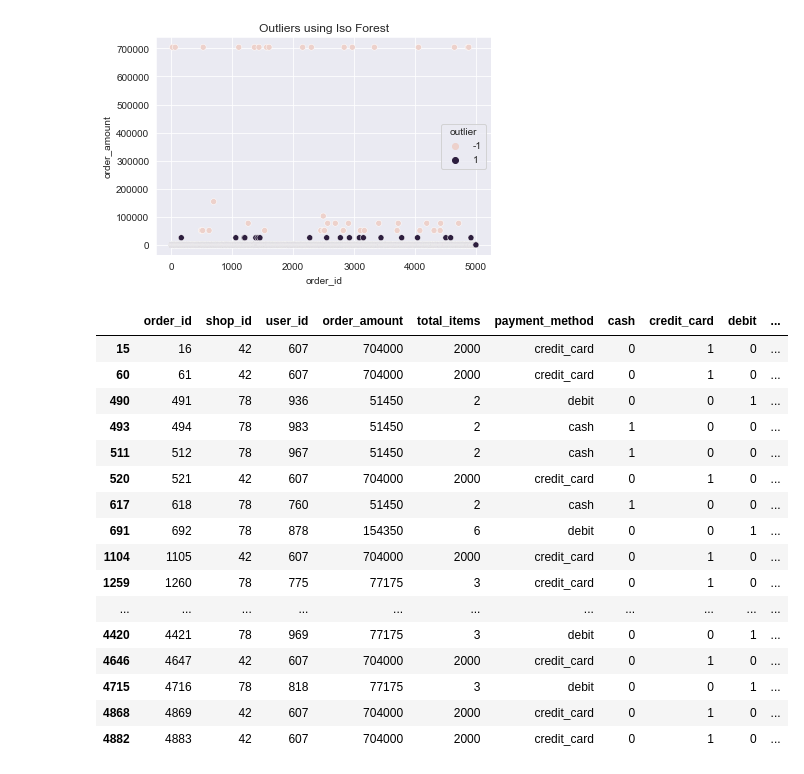
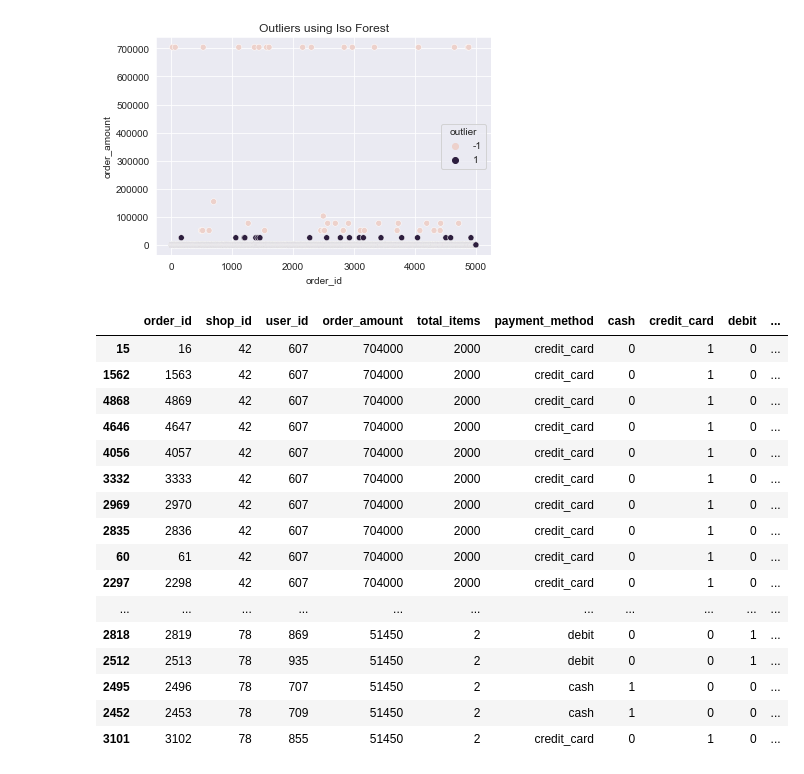
Before and after one commit to Nick-palmar/shopify_data_science_intern_challenge, a Jupyter notebook: q1.ipynb, the cells around one changed output. Cells and saved outputs as stored; diff of their text form; code cells hidden in the pictures.

```diff
--- a/q1.ipynb
+++ b/q1.ipynb
@@ -53,30 +55,6 @@ type(shoe_orders_df['created_at'][0])
 str
 # %%
 from typing import List
-
-def oh_encode(df: pd.DataFrame, cols: List[str] = ['payment_method'], drop: bool = False) -> pd.DataFrame:
-    """ One hot encode a list of columns in a dataframe
-
-    Args:
-        df: The current dataframe in use
-        cols: A list of column name to be one hot encoded
-        drop: True if the columns in the cols list should be dropped after OH encoding, otherwise false
-
-    Returns:
-        A new dataframe containing the one hot encoded columns
-    """
-    # make a copy of the df to avoid changing the original data
-    df = df.copy()
-    for col in cols:
-        # get OH encoded df and add concatenate it to the original df
-        oh_col_df = pd.get_dummies(df[col])
-        df = pd.concat([df, oh_col_df], axis=1)
-
-    if drop:
-        df.drop(columns=cols, inplace=True)
-
-    return df
-
 def extract_time(df: pd.DataFrame, col_name: str = 'created_at', drop: bool = True) -> pd.DataFrame:
     """ Extract date/time data from the created_at column
 
@@ -105,8 +83,6 @@ def extract_time(df: pd.DataFrame, col_name: str = 'created_at', drop: bool = Tr
         df.drop(columns=[col_name], inplace=True)
 
     return df
-
-orders_df = oh_encode(shoe_orders_df)
 orders_df = extract_time(orders_df)
 orders_df.head()
 # %% [output]
@@ -298,22 +258,22 @@ Text(0.5, 1.0, 'Outliers using Iso Forest')
 [figure]
 # %%
 only_outlier_df = outlier_df.loc[outlier_df['outlier'] == -1]
-only_outlier_df
+only_outlier_df.sort_values(by='order_amount', ascending=False)
 # %% [output]
 |  | order_id | shop_id | user_id | order_amount | total_items | payment_method | cash | credit_card | debit | ... |
 | 15 | 16 | 42 | 607 | 704000 | 2000 | credit_card | 0 | 1 | 0 | ... |
+| 1562 | 1563 | 42 | 607 | 704000 | 2000 | credit_card | 0 | 1 | 0 | ... |
+| 4868 | 4869 | 42 | 607 | 704000 | 2000 | credit_card | 0 | 1 | 0 | ... |
+| 4646 | 4647 | 42 | 607 | 704000 | 2000 | credit_card | 0 | 1 | 0 | ... |
+| 4056 | 4057 | 42 | 607 | 704000 | 2000 | credit_card | 0 | 1 | 0 | ... |
+| 3332 | 3333 | 42 | 607 | 704000 | 2000 | credit_card | 0 | 1 | 0 | ... |
+| 2969 | 2970 | 42 | 607 | 704000 | 2000 | credit_card | 0 | 1 | 0 | ... |
+| 2835 | 2836 | 42 | 607 | 704000 | 2000 | credit_card | 0 | 1 | 0 | ... |
 | 60 | 61 | 42 | 607 | 704000 | 2000 | credit_card | 0 | 1 | 0 | ... |
-| 490 | 491 | 78 | 936 | 51450 | 2 | debit | 0 | 0 | 1 | ... |
-| 493 | 494 | 78 | 983 | 51450 | 2 | cash | 1 | 0 | 0 | ... |
-| 511 | 512 | 78 | 967 | 51450 | 2 | cash | 1 | 0 | 0 | ... |
-| 520 | 521 | 42 | 607 | 704000 | 2000 | credit_card | 0 | 1 | 0 | ... |
-| 617 | 618 | 78 | 760 | 51450 | 2 | cash | 1 | 0 | 0 | ... |
-| 691 | 692 | 78 | 878 | 154350 | 6 | debit | 0 | 0 | 1 | ... |
-| 1104 | 1105 | 42 | 607 | 704000 | 2000 | credit_card | 0 | 1 | 0 | ... |
-| 1259 | 1260 | 78 | 775 | 77175 | 3 | credit_card | 0 | 1 | 0 | ... |
+| 2297 | 2298 | 42 | 607 | 704000 | 2000 | credit_card | 0 | 1 | 0 | ... |
 | ... | ... | ... | ... | ... | ... | ... | ... | ... | ... | ... |
-| 4420 | 4421 | 78 | 969 | 77175 | 3 | debit | 0 | 0 | 1 | ... |
-| 4646 | 4647 | 42 | 607 | 704000 | 2000 | credit_card | 0 | 1 | 0 | ... |
-| 4715 | 4716 | 78 | 818 | 77175 | 3 | debit | 0 | 0 | 1 | ... |
-| 4868 | 4869 | 42 | 607 | 704000 | 2000 | credit_card | 0 | 1 | 0 | ... |
-| 4882 | 4883 | 42 | 607 | 704000 | 2000 | credit_card | 0 | 1 | 0 | ... |
+| 2818 | 2819 | 78 | 869 | 51450 | 2 | debit | 0 | 0 | 1 | ... |
+| 2512 | 2513 | 78 | 935 | 51450 | 2 | debit | 0 | 0 | 1 | ... |
+| 2495 | 2496 | 78 | 707 | 51450 | 2 | cash | 1 | 0 | 0 | ... |
+| 2452 | 2453 | 78 | 709 | 51450 | 2 | cash | 1 | 0 | 0 | ... |
+| 3101 | 3102 | 78 | 855 | 51450 | 2 | credit_card | 0 | 1 | 0 | ... |
```
Also changed, not shown: parts of 14 cells of this notebook.
